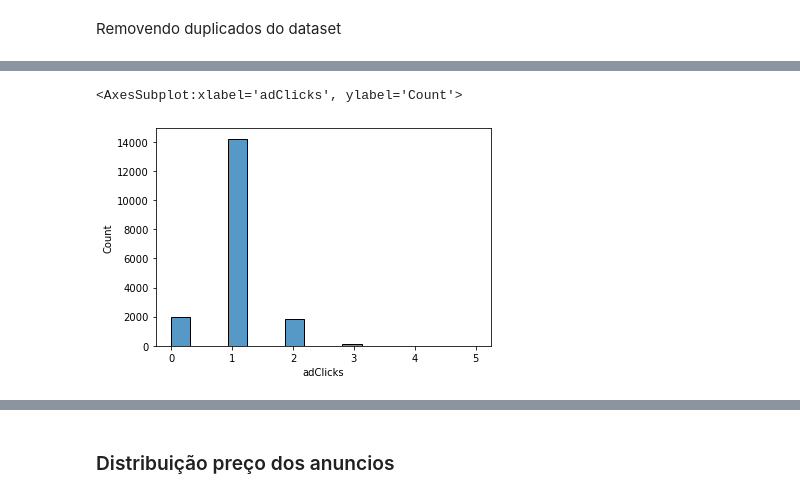
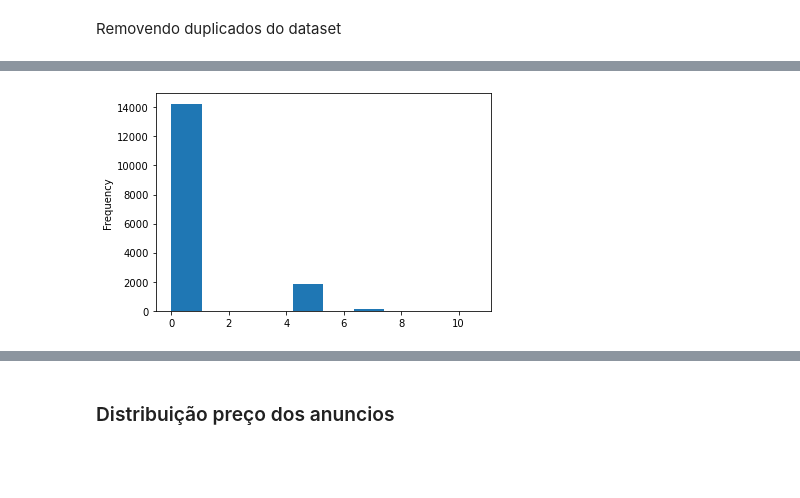
Before and after one commit to rafaellsma/adsense-analysis, a Jupyter notebook: adsense-anlysis.ipynb, the cells around one changed output, grey strips where cells are left out. Drawn from its saved outputs; the diff is of its cells as text; code cells hidden in the pictures; blank space fills up the shorter version.

```diff
--- a/adsense-anlysis.ipynb
+++ b/adsense-anlysis.ipynb
@@ -317,0 +362,4 @@ dataset.head()
+# %%
+print(dataset.adCost.describe())
+dataset.adCost = dataset.adCost.replace(0, dataset.adCost.median())
+print(dataset.adCost.describe())
@@ -317,0 +387,10 @@ dataset.head()
+# %%
+from sklearn.impute import KNNImputer
+aux = dataset[['timeOnPage', 'pageviews']].replace(0, np.nan)
+print(aux.describe())
+imputer = KNNImputer(n_neighbors=5)
+imputer.fit(aux)
+x = imputer.transform(aux)
+x = pd.DataFrame(x, columns = ['timeOnPage', 'pageviews'])
+print(x.describe())
+dataset[['timeOnPage', 'pageviews']] = x
@@ -317,0 +445,14 @@ dataset.head()
+# %%
+from numpy import abs
+
+def histToRobustZScore(s):
+    ((abs(log10(s)-log10(s).median())) / log10(s).mad()).plot.hist()
+
+def removeBasedOnRobustZScore(s, score):
+    return s[((abs(log10(s)-log10(s).median())) / log10(s).mad()) < score]
+
+def removeBasedOnTukey(s):
+    q1 = log10(s).quantile(0.25)
+    q3 = log10(s).quantile(0.75)
+    iqr = q3-q1
+    return s[(log10(s) >= (q1-1.5*iqr)) & (log10(s) <= (q3+1.5*iqr))]
@@ -318,5 +474,7 @@ dataset.head()
+# %%
+# Escolhemos usar o tukey
+dataset.impressions = removeBasedOnTukey(dataset.impressions)
 # %%
-sbn.histplot(dataset.adClicks)
+histToRobustZScore(dataset.adClicks)
 # %% [output]
-<AxesSubplot:xlabel='adClicks', ylabel='Count'>
-[figure, old version]
+[figure, new version]
```
Also changed, not shown: parts of 55 cells of this notebook.
